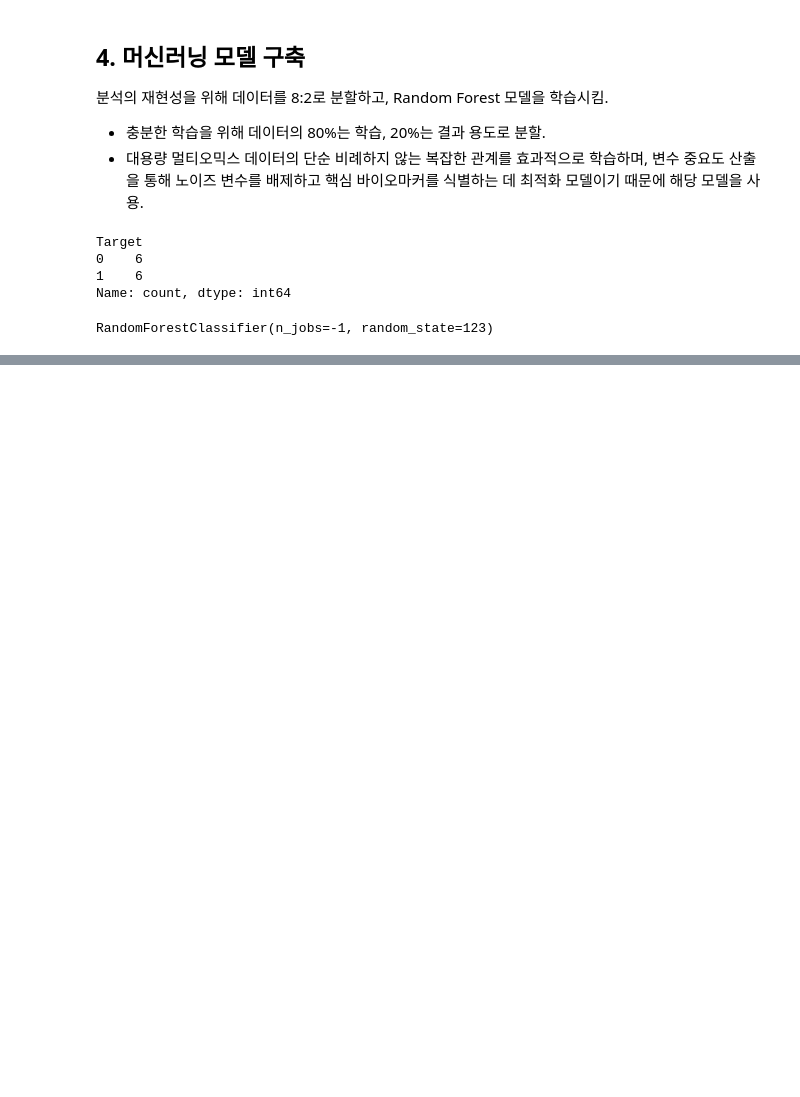
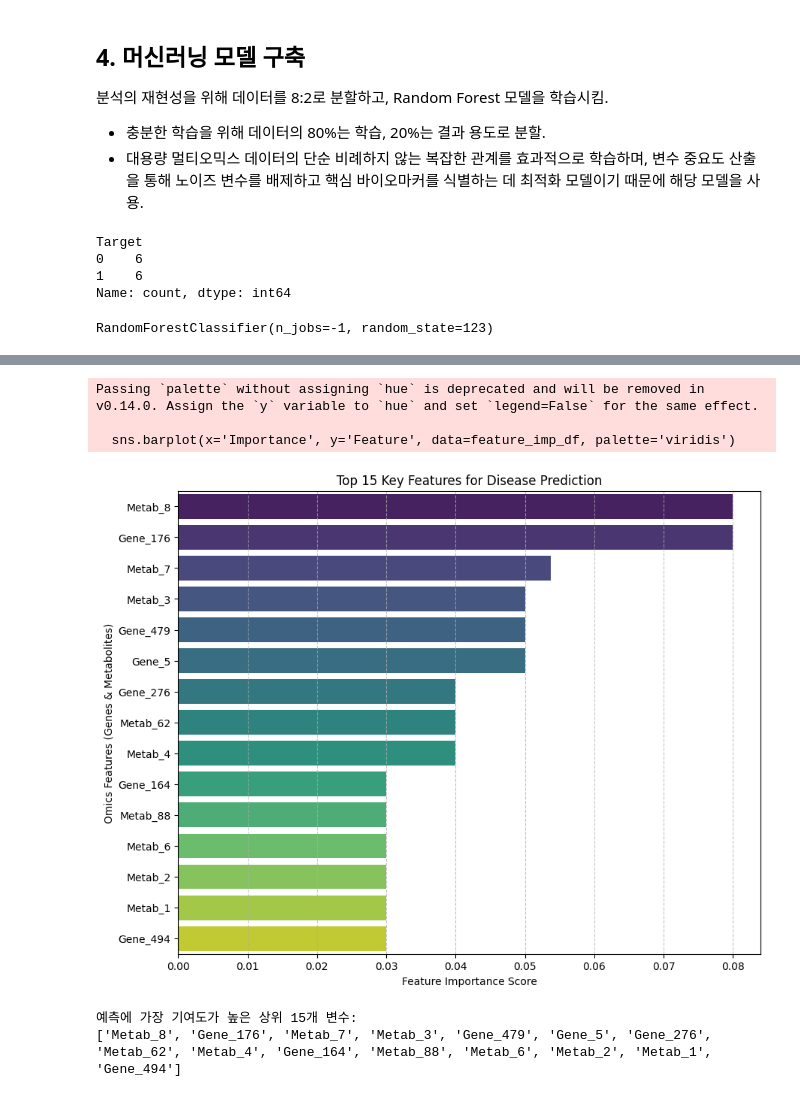
Before and after one commit to Yang-BBang/Data-Analysis-Study-260417, a Jupyter notebook: Python-Language/Python-Data-Analysis/멀티오믹스_데이터를_활용한_머신러닝_예측_모델_구축.ipynb, the cells around one changed output, grey strips where cells are left out. Saved outputs shown, nothing was run; the diff lists cells and outputs as text; code cells hidden in the pictures; blank space fills up the shorter version.

Commit message:
멀티오믹스 데이터를 활용한 머신러닝 예측 모델 구축 연습과정 기록

```diff
--- a/Python-Language/Python-Data-Analysis/멀티오믹스_데이터를_활용한_머신러닝_예측_모델_구축.ipynb
+++ b/Python-Language/Python-Data-Analysis/멀티오믹스_데이터를_활용한_머신러닝_예측_모델_구축.ipynb
@@ -77,0 +82,33 @@ RandomForestClassifier(n_jobs=-1, random_state=123)
+# %%
+# 1. 변수 중요도 추출
+importances = model.feature_importances_  # model 내의 변수들의 중요도를 importances로 지정
+feature_names = X.columns  # 숫자만 있으면 모르니, X의 열 이름을 가져와 feature_names로 지정
+
+# 2. 데이터프레임으로 정리 및 정렬
+ # Pandas를 통해 Feature이라는 feature_names 내용의 열(이름)과 Importance라는 importance 내용의 열(내용)인 표를 생성
+feature_imp_df = pd.DataFrame({'Feature': feature_names, 'Importance': importances})
+ # .sort_values(by='Importance', ascending=False) -> Important 값을 기준으로 값이 큰 순으로 정렬
+ # 모델 기여도가 상위권에 집중되는 파레토 분포(80:20)를 고려하여 상위 15개를 선정
+feature_imp_df = feature_imp_df.sort_values(by='Importance', ascending=False).head(15)
+
+# 3. 시각화
+plt.figure(figsize=(10, 8))
+sns.barplot(x='Importance', y='Feature', data=feature_imp_df, palette='viridis')
+plt.title('Top 15 Key Features for Disease Prediction')
+plt.xlabel('Feature Importance Score')
+plt.ylabel('Omics Features (Genes & Metabolites)')
+ # axis='x' -> x축을 기준으로 격자선 생성(세로선으로 격자 생성)
+ # linestyle='--' -> 점선 형태
+plt.grid(axis='x', linestyle='--', alpha=0.7)
+plt.show()
+
+# 리스트로도 확인
+print("예측에 가장 기여도가 높은 상위 15개 변수:")
+print(feature_imp_df['Feature'].tolist())  # .tolist() -> 가져온 데이터를 파이썬의 list형식으로 변환
+# %% [output]
+Passing `palette` without assigning `hue` is deprecated and will be removed in v0.14.0. Assign the `y` variable to `hue` and set `legend=False` for the same effect.
+
+  sns.barplot(x='Importance', y='Feature', data=feature_imp_df, palette='viridis')
+[figure, added]
+예측에 가장 기여도가 높은 상위 15개 변수:
+['Metab_8', 'Gene_176', 'Metab_7', 'Metab_3', 'Gene_479', 'Gene_5', 'Gene_276', 'Metab_62', 'Metab_4', 'Gene_164', 'Metab_88', 'Metab_6', 'Metab_2', 'Metab_1', 'Gene_494']
```
Also changed, not shown: parts of 4 cells of this notebook, 1 other file.
